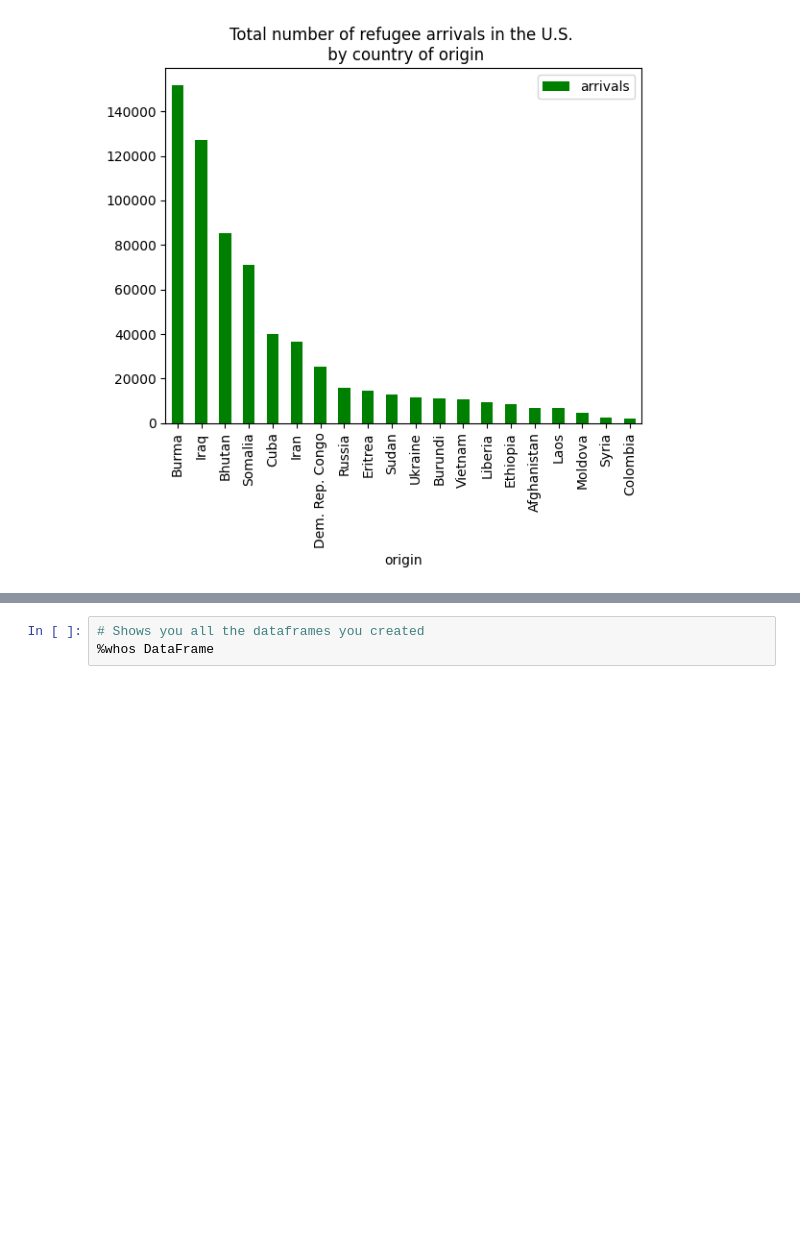
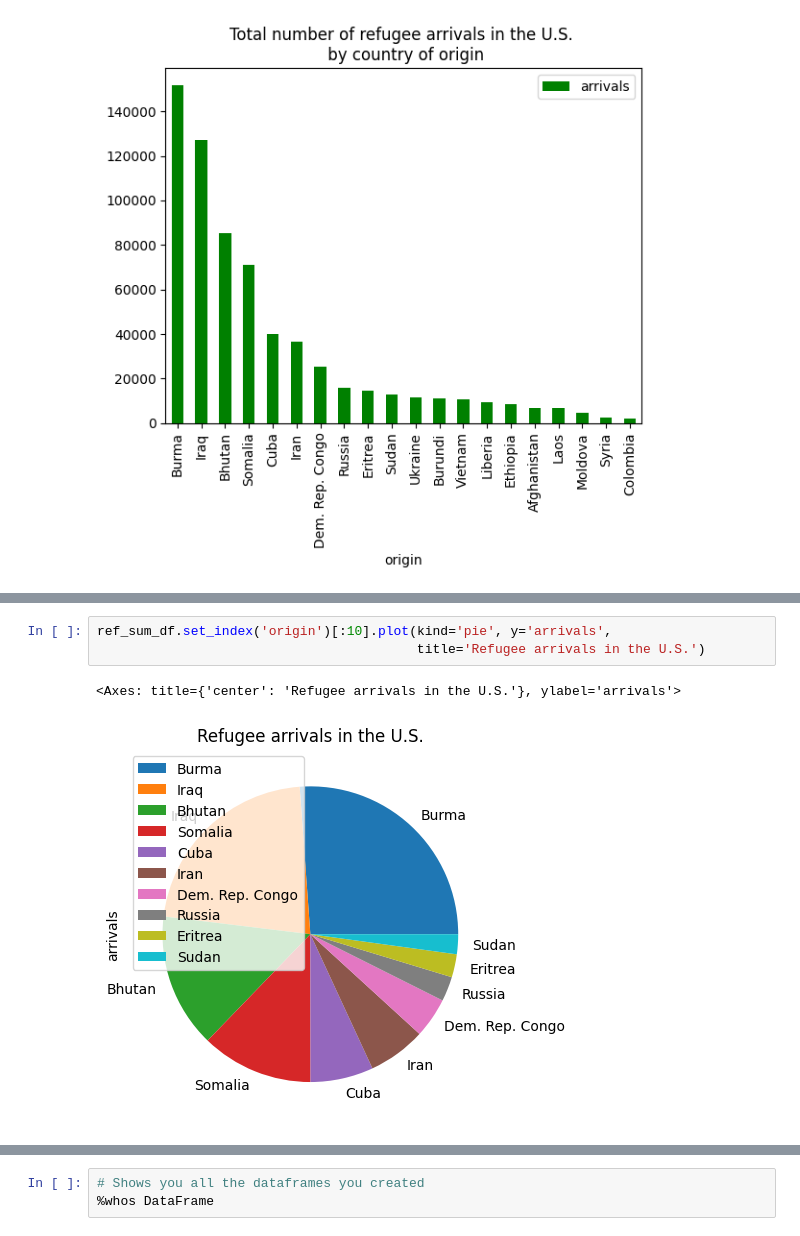
Before and after one commit to 550tealeaves/DATA-70500-working-with-data, a Jupyter notebook: US_refugee_data1.ipynb, the cells around one changed output, grey strips where cells are left out. Saved outputs shown, nothing was run; the diff lists cells and outputs as text; blank space fills up the shorter version.

```diff
--- a/US_refugee_data1.ipynb
+++ b/US_refugee_data1.ipynb
@@ -522,0 +535,6 @@ ref_sum_df.plot(kind='bar', x='origin', y='arrivals', color='green', title='Tota
+# %%
+ref_sum_df.set_index('origin')[:10].plot(kind='pie', y='arrivals',
+                                         title='Refugee arrivals in the U.S.')
+# %% [output]
+<Axes: title={'center': 'Refugee arrivals in the U.S.'}, ylabel='arrivals'>
+[figure, added]
```
Also changed, not shown: parts of 8 cells of this notebook.
